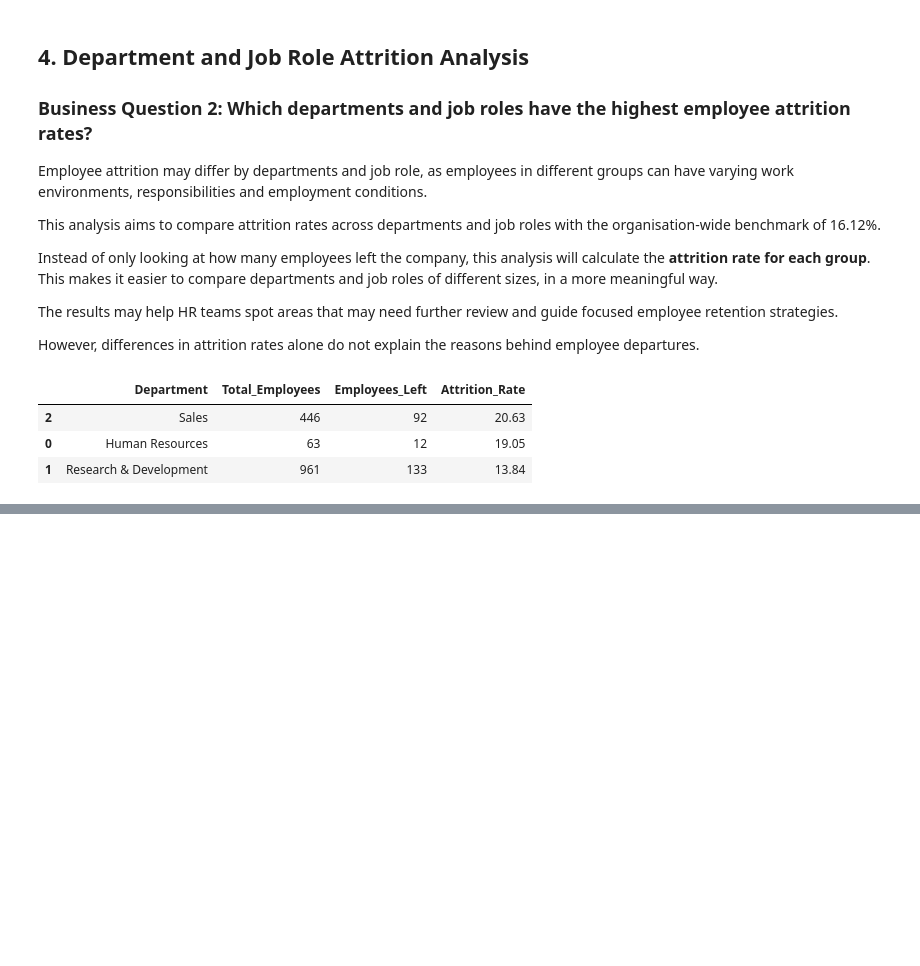
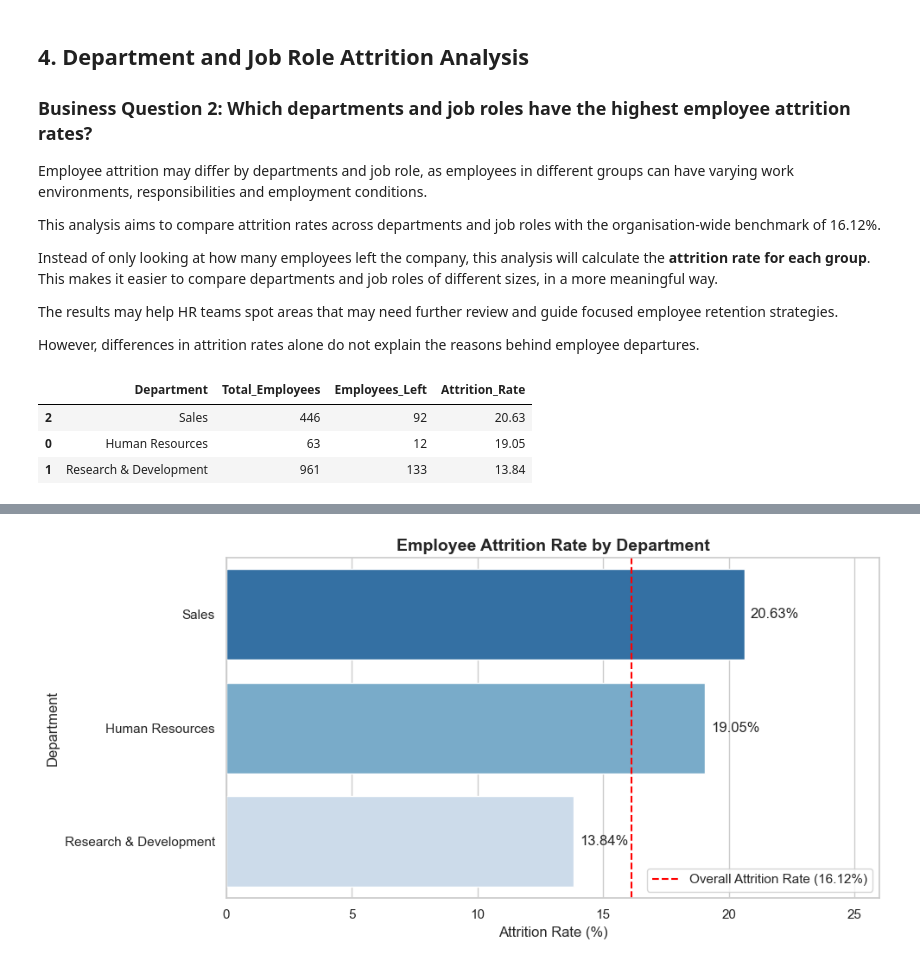
Before and after one commit to Mumtazib01/Employee-Attrition-Analytics, a Jupyter notebook: jupyter_notebooks/jupyter_notebooks/02_Exploratory_Data_Analysis.ipynb, the cells around one changed output, grey strips where cells are left out. Cells and saved outputs as stored; diff of their text form; code cells hidden in the pictures; blank space fills up the shorter version.

Commit message:
feat: visualise and interpret department attrition patterns

```diff
--- a/jupyter_notebooks/jupyter_notebooks/02_Exploratory_Data_Analysis.ipynb
+++ b/jupyter_notebooks/jupyter_notebooks/02_Exploratory_Data_Analysis.ipynb
@@ -244,0 +253,36 @@ display(department_attrition)
+# %%
+# Make a horizontal bar chart of department attrition rates
+plt.figure(figsize=(10, 5))
+
+ax = sns.barplot(
+    data=department_attrition,
+    x="Attrition_Rate",
+    y="Department",
+    hue="Department",
+    palette="Blues_r",
+    legend=False
+)
+
+# Add the overall attrition rate as a reference line
+plt.axvline(
+    x=overall_attrition_rate,
+    color="red",
+    linestyle="--",
+    label=f"Overall Attrition Rate ({overall_attrition_rate:.2f}%)"
+)
+
+# Show percentage labels
+for container in ax.containers:
+    ax.bar_label(container, fmt="%.2f%%", padding=5)
+
+plt.title("Employee Attrition Rate by Department",
+          fontsize=14, fontweight="bold")
+plt.xlabel("Attrition Rate (%)")
+plt.ylabel("Department")
+plt.xlim(0, 26)
+plt.legend()
+
+plt.tight_layout()
+plt.show()
+# %% [output]
+[figure, added]
```
Also changed, not shown: parts of 2 cells of this notebook.
